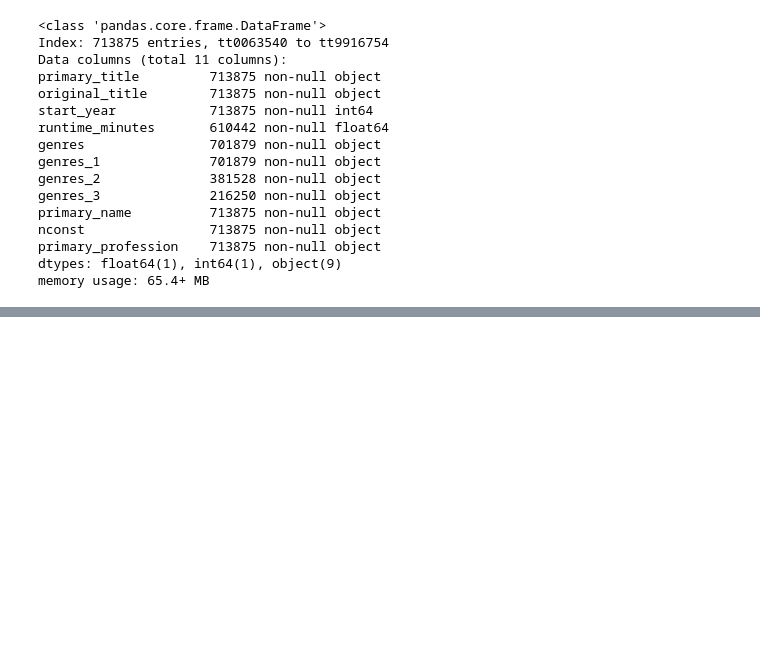
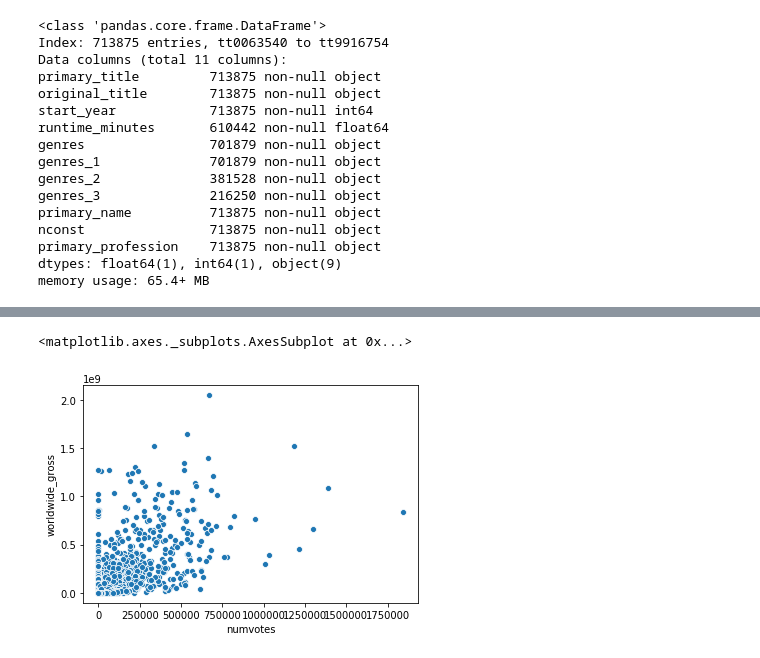
Before and after one commit to mishaberrien/Movie-Performance-Analysis, a Jupyter notebook: movies-eda-mlb.ipynb, the cells around one changed output, grey strips where cells are left out. Drawn from its saved outputs; the diff is of its cells as text; code cells hidden in the pictures; blank space fills up the shorter version.

```diff
--- a/movies-eda-mlb.ipynb
+++ b/movies-eda-mlb.ipynb
@@ -78,0 +280,5 @@ Join imdb_titles_names dataframe with imdb_tn_budgets
+# %%
+sns.scatterplot(x='numvotes', y='worldwide_gross', data= full_merge_attempt)
+# %% [output]
+<matplotlib.axes._subplots.AxesSubplot at 0x...>
+[figure, added]
```
Also changed, not shown: parts of 41 cells of this notebook.
